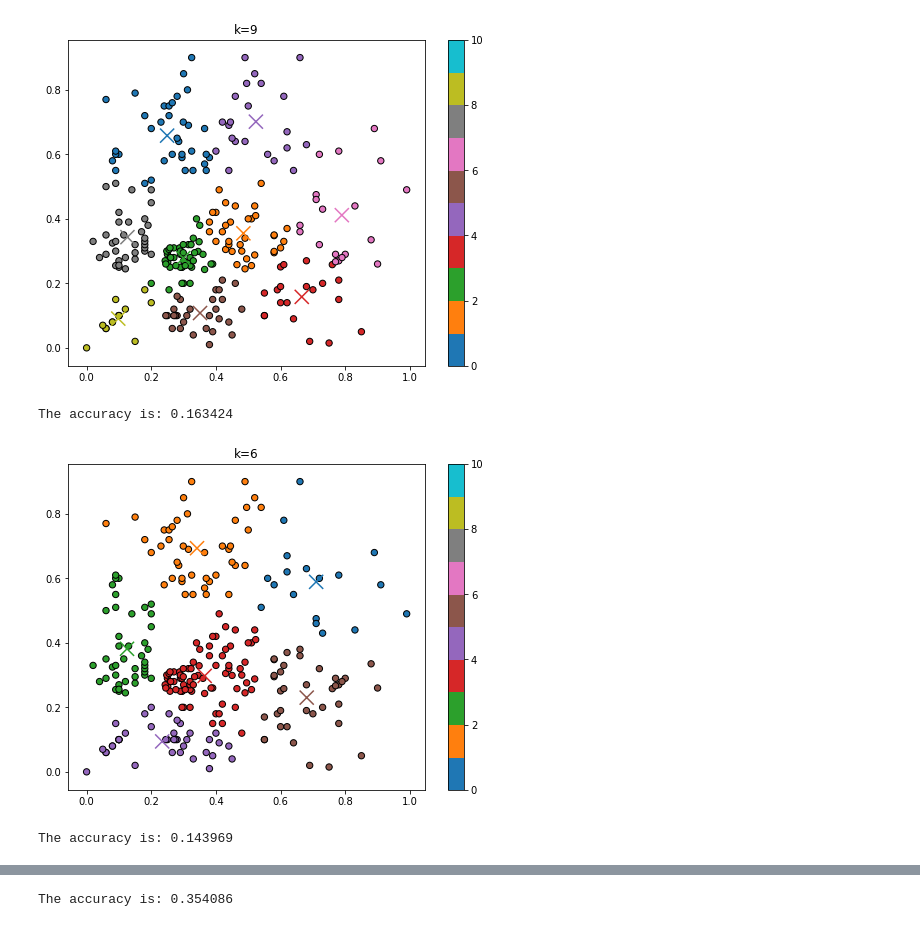
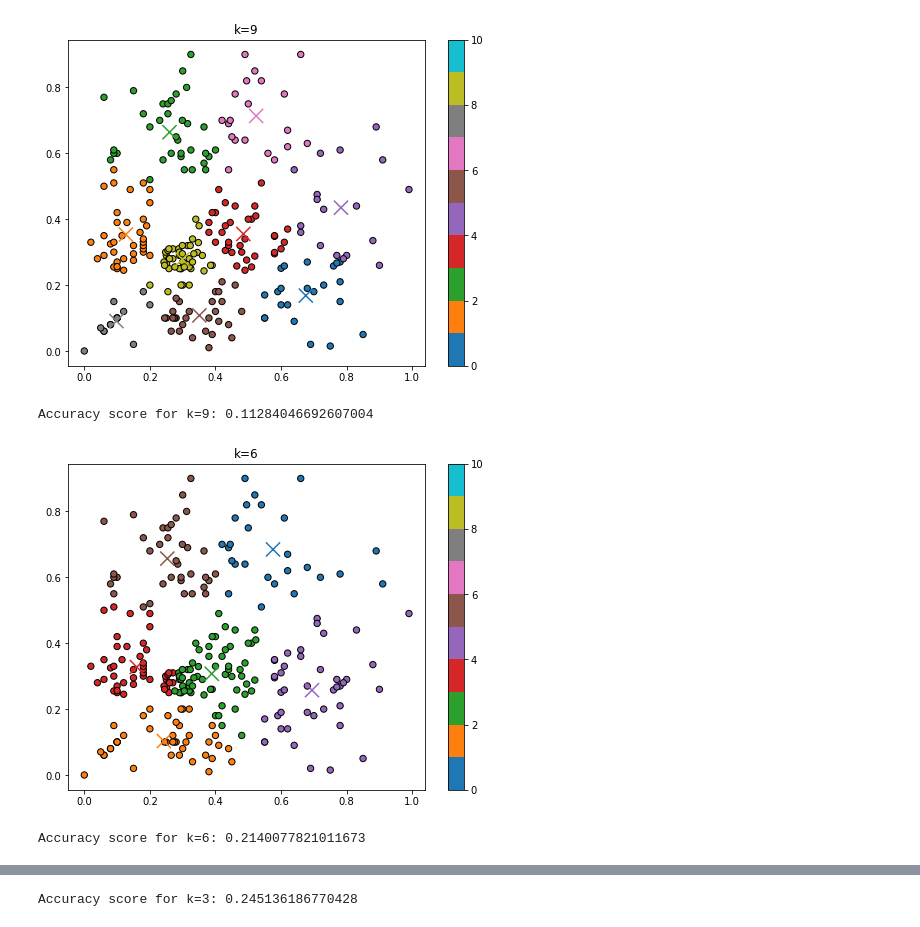
Before and after one commit to CieranW/SIE433, a Jupyter notebook: hw6/HW6_k_means_updated.ipynb, the cells around one changed output, grey strips where cells are left out. Cells and saved outputs as stored; diff of their text form; code cells hidden in the pictures.

```diff
--- a/hw6/HW6_k_means_updated.ipynb
+++ b/hw6/HW6_k_means_updated.ipynb
@@ -15,4 +15,5 @@ import sklearn
 from sklearn.utils import Bunch
 # %%
 # Q1: Load HW6.csv file
+data = pd.read_csv("HW6.csv")
 # %%
@@ -45,9 +45,18 @@ estimators = [
 # %%
 plt.figure(figsize=(8, 6))
 
-#Q2: scatterplot attribute 0 and 1 as x,y and color as y.transpose()
-
+# Q2: scatterplot attribute 0 and 1 as x,y and color as y.transpose()
+sc = plt.scatter(
+    X[:, 0],
+    X[:, 1],
+    c=y.transpose(),
+    cmap="tab10",
+    edgecolors="k",
+    s=40,
+    vmin=0,
+    vmax=10,
+)
 plt.colorbar(sc)
-plt.title('Ground Truth')
+plt.title("Ground Truth")
 plt.show()
 # %% [output]
@@ -55,32 +64,53 @@ plt.show()
 # %%
 for name, model in estimators:
     plt.figure(figsize=(8, 6))
-    #Q3: fit the model on X
-
-
+    # Q3: fit the model on X
+    model.fit(X)
     labels = model.labels_
 
-    #let the color of the points related with the labels
-    #define vmin and vmax for the upper and lower limits of the colorbar, such that all plots will have the same color scale,
-    #tab-10 is the colormap for discrete value
+    # let the color of the points related with the labels
+    # define vmin and vmax for the upper and lower limits of the colorbar, such that all plots will have the same color scale,
+    # tab-10 is the colormap for discrete value
 
-    #Q4: scatterplot attribute 0 and 1 as x,y and color as "labels" variable
+    # Q4: scatterplot attribute 0 and 1 as x,y and color as "labels" variable
+    sc = plt.scatter(
+        X[:, 0],
+        X[:, 1],
+        c=labels,
+        cmap="tab10",
+        edgecolors="k",
+        s=40,
+        vmin=0,
+        vmax=10,
+    )
+    plt.colorbar(sc)  # show colorbar
 
+    # cluster_centers_ is an array, [row = n_clusters, col = n_features],
+    # the cluster centers are marked by 'x'
 
-    plt.colorbar(sc) #show colorbar
-
-    #cluster_centers_ is an array, [row = n_clusters, col = n_features],
-    #the cluster centers are marked by 'x'
-
-    #Q5: scatterplot centroids
-
-
+    # Q5: scatterplot centroids
+    plt.scatter(
+        model.cluster_centers_[:, 0],
+        model.cluster_centers_[:, 1],
+        marker="x",
+        s=200,
+        c=np.arange(len(model.cluster_centers_)),
+        cmap="tab10",
+        vmin=0,
+        vmax=10,
+    )
     plt.title(name)
     plt.show()
 
-    #Q6: print accuracy score
+    y = np.asarray(y, dtype=np.int64)
+    labels = np.asarray(labels, dtype=np.int64)
+
+    # print("y   dtype:", y.dtype,      "shape:", y.shape,      "unique:", np.unique(y))
+    # print("pred dtype:", labels.dtype, "shape:", labels.shape, "unique:", np.unique(labels))
+    # Q6: print accuracy score
+    print(f"Accuracy score for {name}: {accuracy_score(y, labels)}")
 # %% [output]
-[figure, old version]
+[figure, new version]
-The accuracy is: 0.163424
+Accuracy score for k=9: 0.11284046692607004
-[figure, old version]
+[figure, new version]
-The accuracy is: 0.143969
+Accuracy score for k=6: 0.2140077821011673
@@ -88 +118 @@ The accuracy is: 0.143969
-The accuracy is: 0.354086
+Accuracy score for k=3: 0.245136186770428
```
Also changed, not shown: parts of 3 cells of this notebook, 1 other file.
